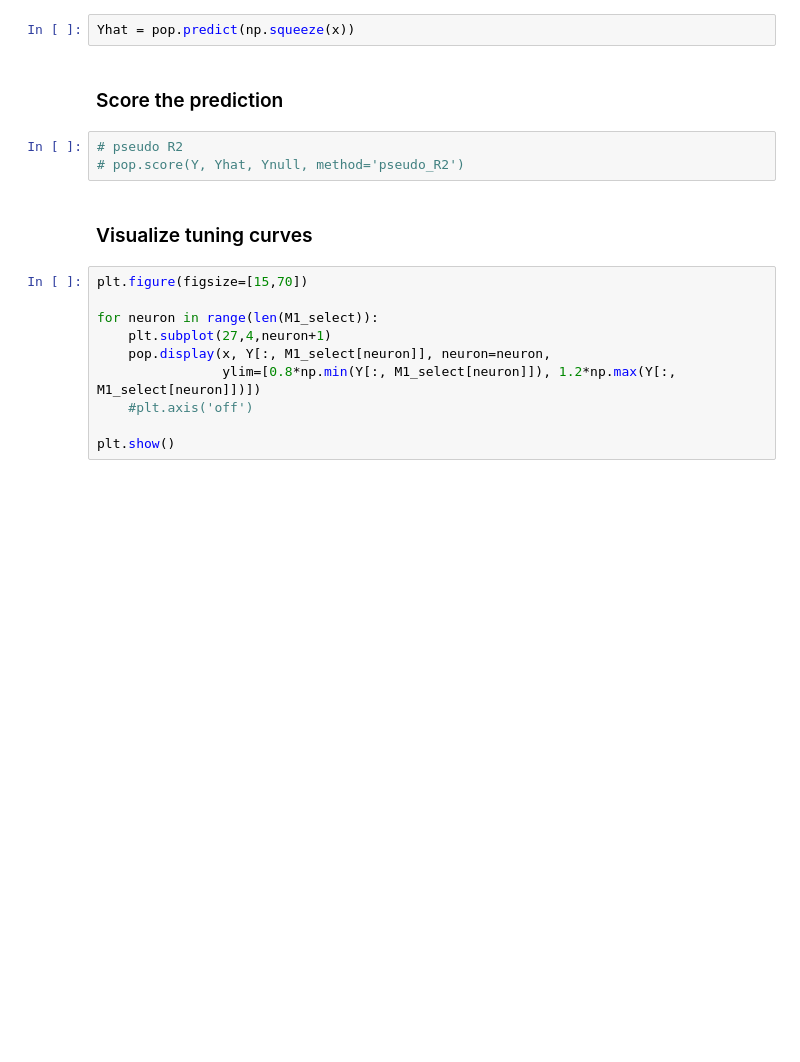
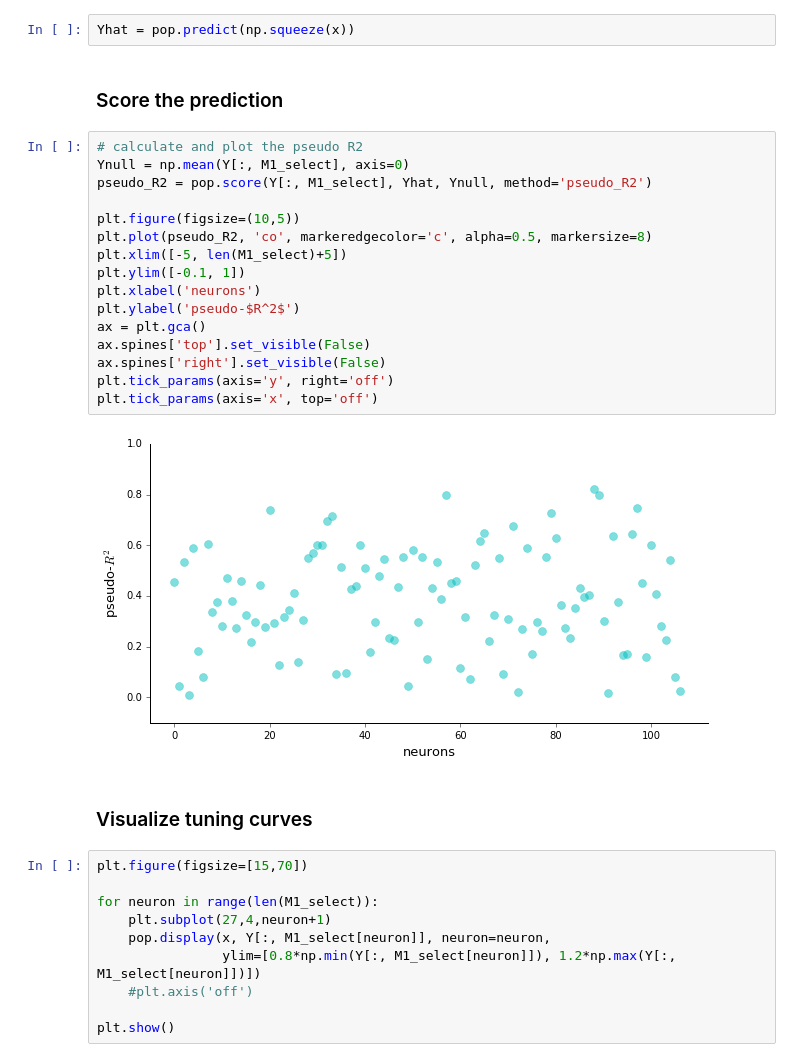
Before and after one commit to KordingLab/spykes, a Jupyter notebook: notebooks_examples/reaching_dataset_example.ipynb, the cells around one changed output. Drawn from its saved outputs; the diff is of its cells as text; blank space fills up the shorter version.

Commit message:
updated reaching example to demo score

```diff
--- a/notebooks_examples/reaching_dataset_example.ipynb
+++ b/notebooks_examples/reaching_dataset_example.ipynb
@@ -253,9 +253,24 @@ pop.fit(np.squeeze(x), Y[:, M1_select])
 Yhat = pop.predict(np.squeeze(x))
 # %% [markdown]
 ### Score the prediction
-# %%
-# pseudo R2
-# pop.score(Y, Yhat, Ynull, method='pseudo_R2')
+# %%
+# calculate and plot the pseudo R2
+Ynull = np.mean(Y[:, M1_select], axis=0)
+pseudo_R2 = pop.score(Y[:, M1_select], Yhat, Ynull, method='pseudo_R2')
+
+plt.figure(figsize=(10,5))
+plt.plot(pseudo_R2, 'co', markeredgecolor='c', alpha=0.5, markersize=8)
+plt.xlim([-5, len(M1_select)+5])
+plt.ylim([-0.1, 1])
+plt.xlabel('neurons')
+plt.ylabel('pseudo-$R^2$')
+ax = plt.gca()
+ax.spines['top'].set_visible(False)
+ax.spines['right'].set_visible(False)
+plt.tick_params(axis='y', right='off')
+plt.tick_params(axis='x', top='off')
+# %% [output]
+[figure, added]
 # %% [markdown]
 ### Visualize tuning curves
 # %%
```
Also changed, not shown: parts of 9 cells of this notebook.
